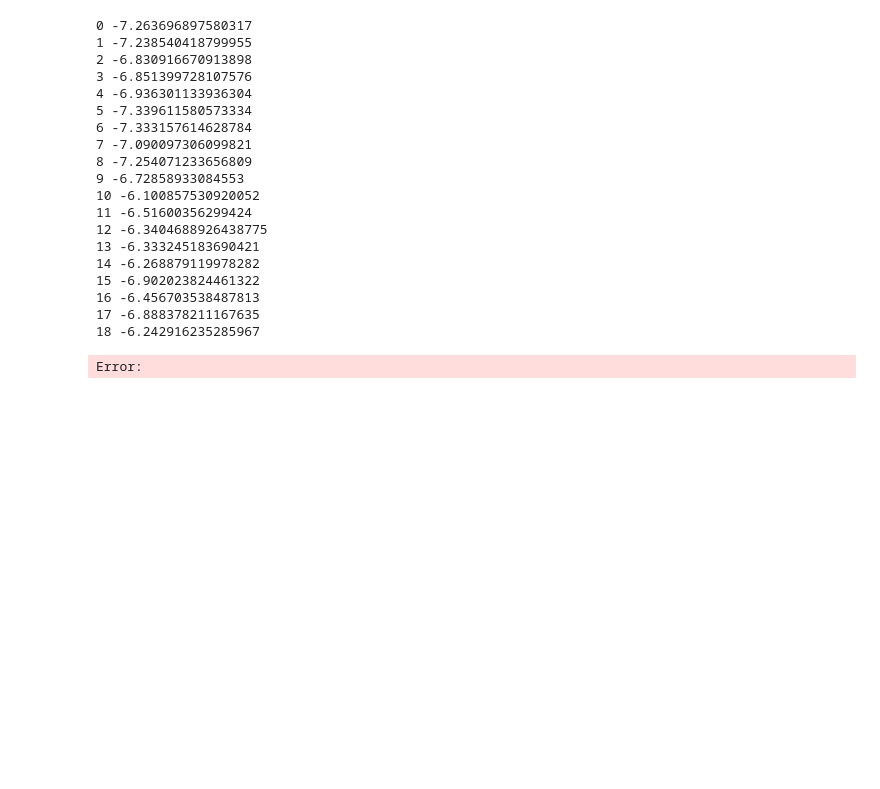
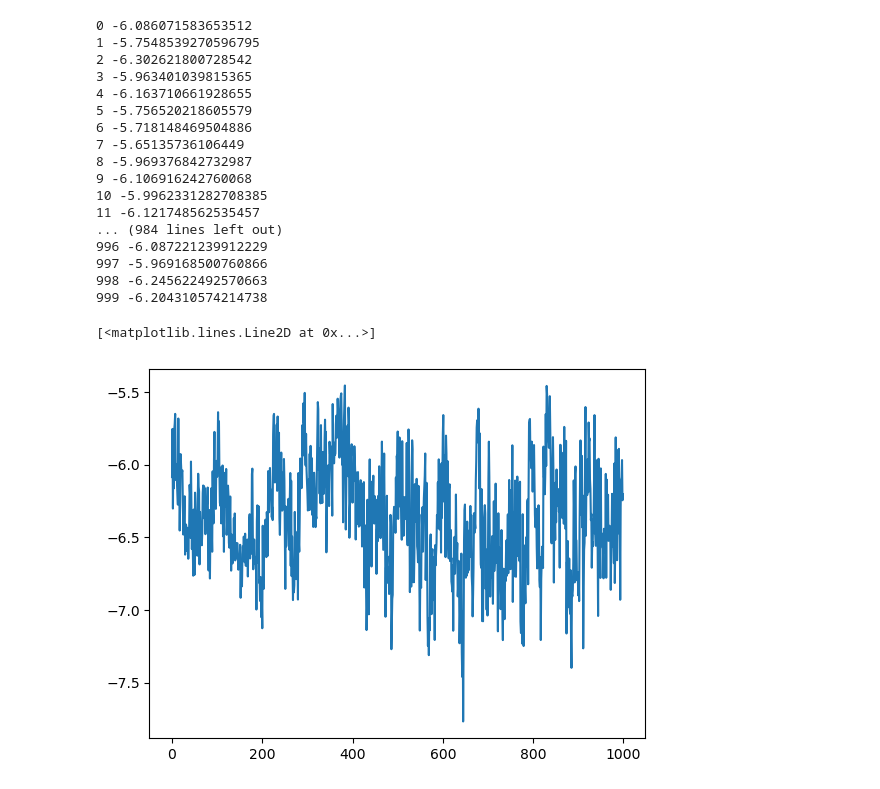
Before and after one commit to bishopAL/TailOptimize, a Jupyter notebook: train.ipynb, the cells around one changed output. Drawn from its saved outputs; the diff is of its cells as text; code cells hidden in the pictures; blank space fills up the shorter version.

```diff
--- a/train.ipynb
+++ b/train.ipynb
@@ -18,7 +18,8 @@ buffer = Buffer(n_states, n_actions, n_episode, n_steps)
 # %%
 sim = simGym()
 observation, info = sim.reset()
-training_times = 100
+training_times = 1000
+reward_list = []
 for times in range(training_times):
     buffer.reset()
     for i in range(n_episode):
@@ -32,27 +33,32 @@ for times in range(training_times):
         observation, info = sim.reset()
         buffer.add(t)
     print(times, np.mean(buffer.rewards))
+    reward_list.append(np.mean(buffer.rewards))
     pn.learn(buffer)
 # %% [output]
-0 -7.263696897580317
-1 -7.238540418799955
-2 -6.830916670913898
-3 -6.851399728107576
-4 -6.936301133936304
-5 -7.339611580573334
-6 -7.333157614628784
-7 -7.090097306099821
-8 -7.254071233656809
-9 -6.72858933084553
-10 -6.100857530920052
-11 -6.51600356299424
-12 -6.3404688926438775
-13 -6.333245183690421
-14 -6.268879119978282
-15 -6.902023824461322
-16 -6.456703538487813
-17 -6.888378211167635
-18 -6.242916235285967
+0 -6.086071583653512
+1 -5.7548539270596795
+2 -6.302621800728542
+3 -5.963401039815365
+4 -6.163710661928655
+5 -5.756520218605579
+6 -5.718148469504886
+7 -5.65135736106449
+8 -5.969376842732987
+9 -6.106916242760068
+10 -5.9962331282708385
+11 -6.121748562535457
+... (984 lines left out)
+996 -6.087221239912229
+997 -5.969168500760866
+998 -6.245622492570663
+999 -6.204310574214738
+# %%
+import matplotlib.pyplot as plt
+plt.plot(reward_list)
+# %% [output]
+[<matplotlib.lines.Line2D at 0x...>]
+[figure, added]
 # %%
 sim = simGym(render_mode=True)
 observation, info = sim.reset()
@@ -61,5 +67,3 @@ for _ in range(200):
             observation, reward, terminated, truncated, info = sim.step(actions)
             if terminated or truncated:
                 observation, info = sim.reset()
-# %% [output]
-Error:
```
Also changed, not shown: 2 other files.
